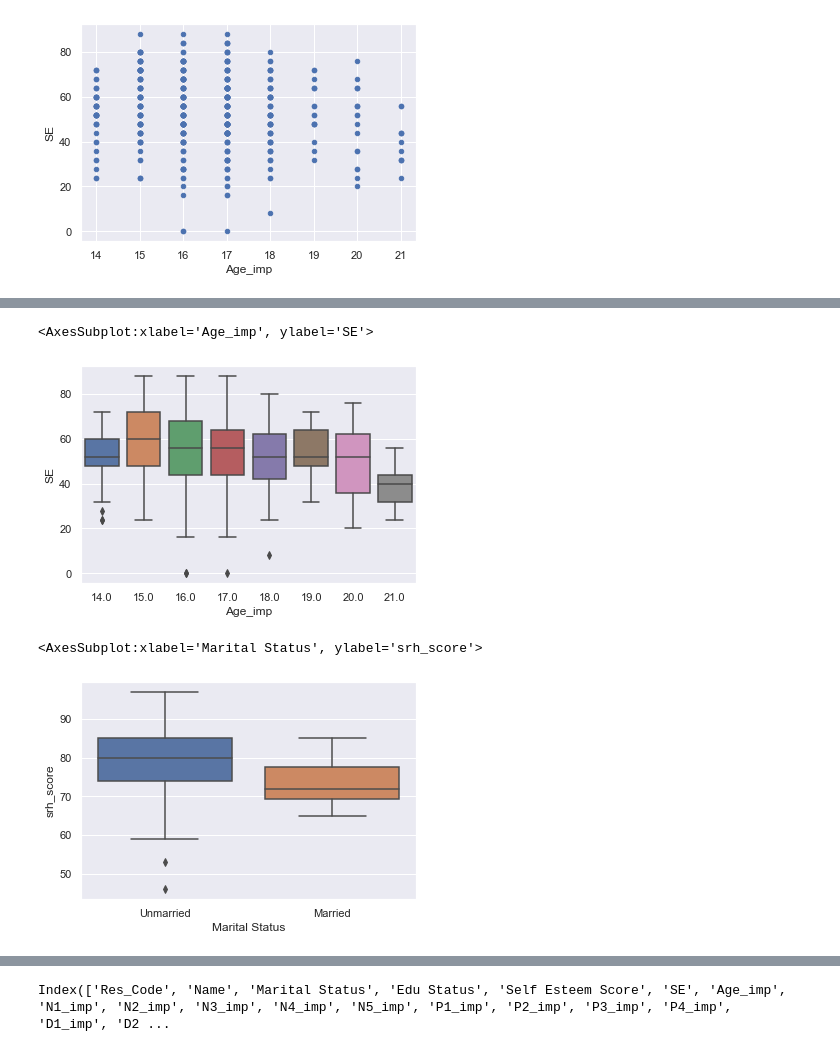
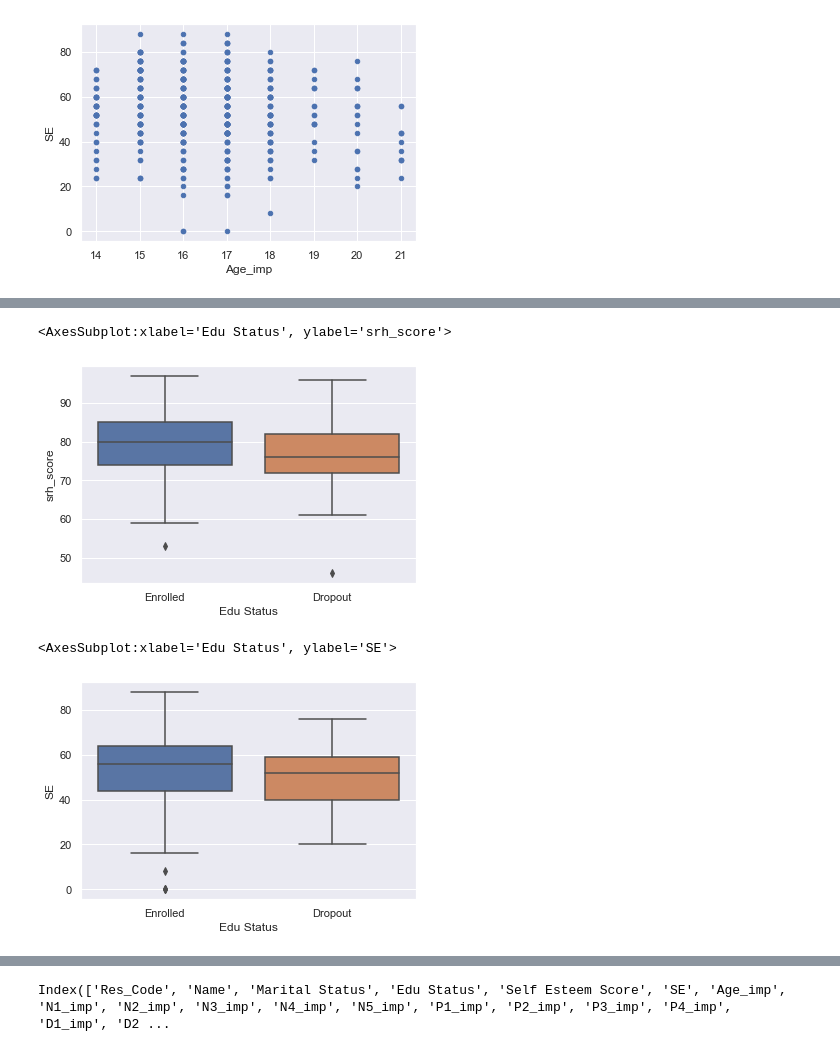
Before and after one commit to muskanjain7/self-esteem-project, a Jupyter notebook: self-esteem create data.ipynb, the cells around one changed output, grey strips where cells are left out. Drawn from its saved outputs; the diff is of its cells as text; code cells hidden in the pictures.

```diff
--- a/self-esteem create data.ipynb
+++ b/self-esteem create data.ipynb
@@ -406,13 +392,13 @@ data.groupby("Age_imp")["srh_score"].describe()
 # %%
-sns.boxplot(x="Age_imp", y="SE", data=data)
+sns.boxplot(x="Edu Status", y="srh_score", data=data)
 # %% [output]
-<AxesSubplot:xlabel='Age_imp', ylabel='SE'>
+<AxesSubplot:xlabel='Edu Status', ylabel='srh_score'>
-[figure, old version]
+[figure, new version]
 # %%
-sns.boxplot(x="Marital Status", y="srh_score", data=data)
+sns.boxplot(x="Edu Status", y="SE", data=data)
 # %% [output]
-<AxesSubplot:xlabel='Marital Status', ylabel='srh_score'>
+<AxesSubplot:xlabel='Edu Status', ylabel='SE'>
-[figure, old version]
+[figure, new version]
 # %%
 data.plot.scatter(x="SE", y="srh_score")
 # %% [output]
```
Also changed, not shown: parts of 16 cells of this notebook, 17 other files.
